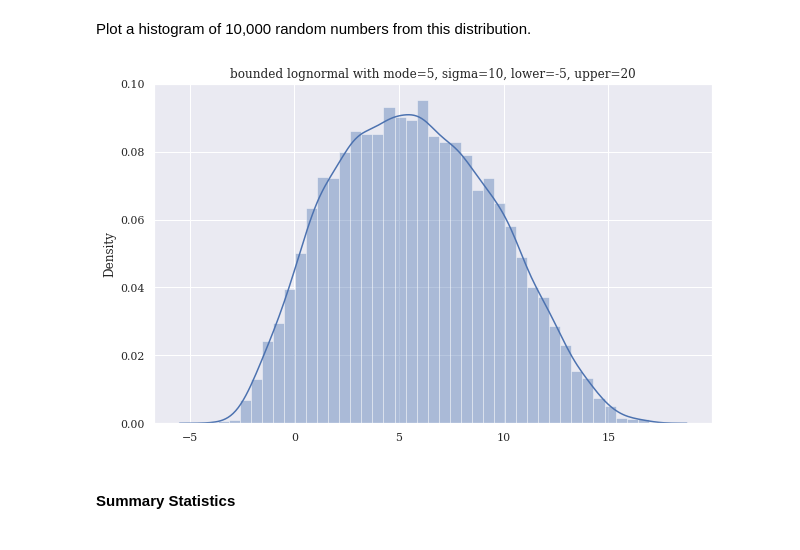
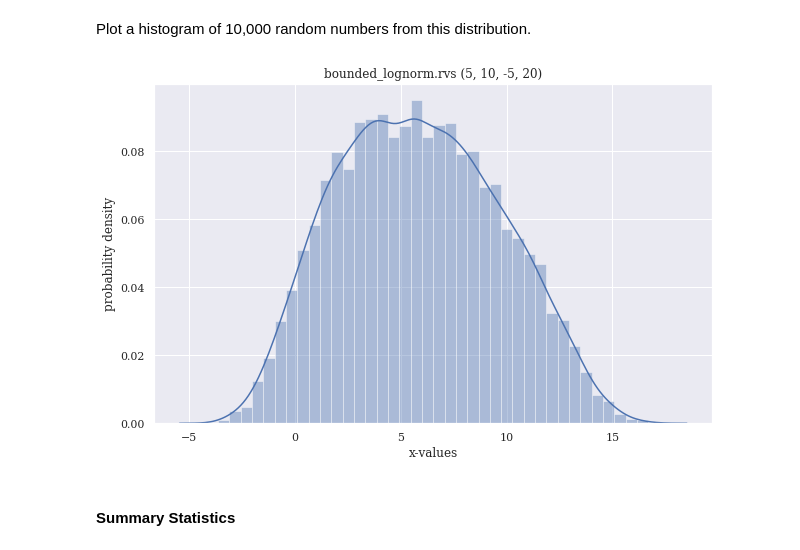
Before and after one commit to tedteske/bounded_lognorm, a Jupyter notebook: bounded_lognorm.ipynb, the cells around one changed output. Saved outputs shown, nothing was run; the diff lists cells and outputs as text; code cells hidden in the pictures.

```diff
--- a/bounded_lognorm.ipynb
+++ b/bounded_lognorm.ipynb
@@ -1334,10 +1340,14 @@ Plot a histogram of 10,000 random numbers from this distribution.
 # %%
 y = bounded_lognorm.rvs(mode, sigma, lower, upper, size=10000)
 sns.distplot(y)
+title = title = 'bounded_lognorm.rvs ({}, {}, {}, {})'
+title = title.format(mode, sigma, lower, upper)
+plt.xlabel("x-values")
+plt.ylabel("probability density")
 plt.title(title)
 plt.show()
 # %% [output]
-[figure, old version]
+[figure, new version]
 # %% [markdown]
 #### Summary Statistics
 # %% [markdown]
```
Also changed, not shown: parts of 114 cells of this notebook.
